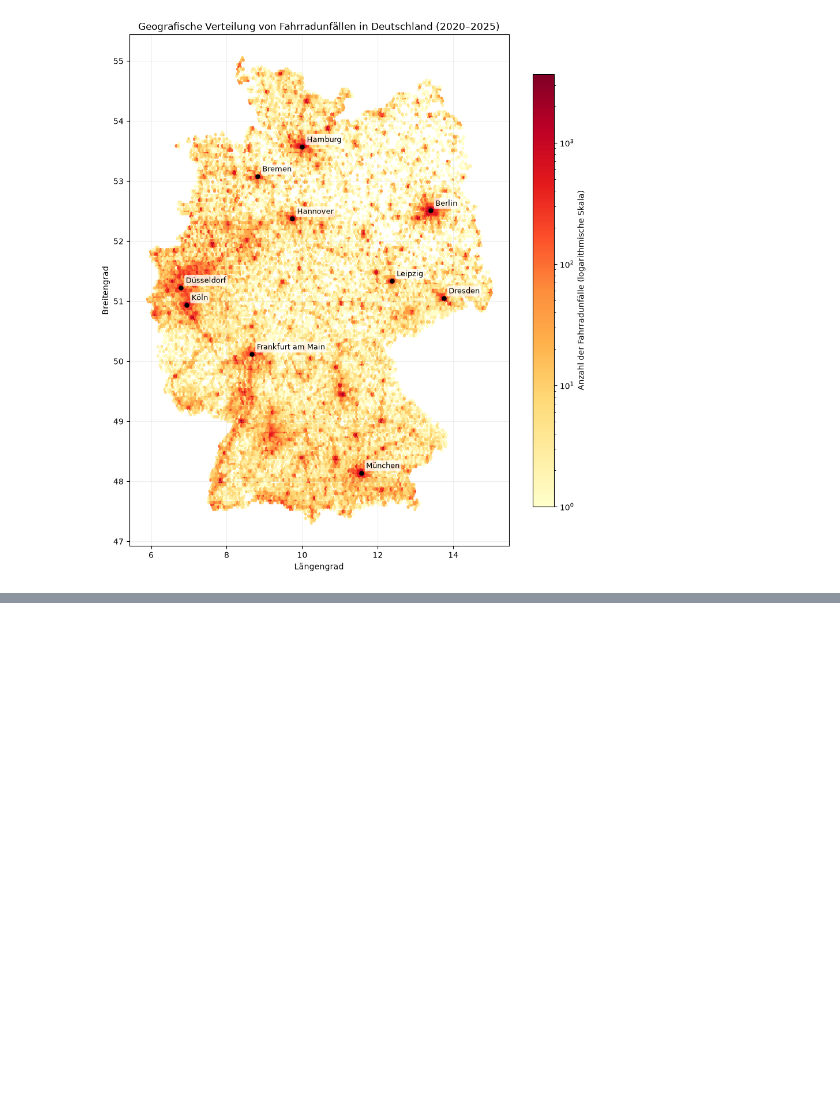
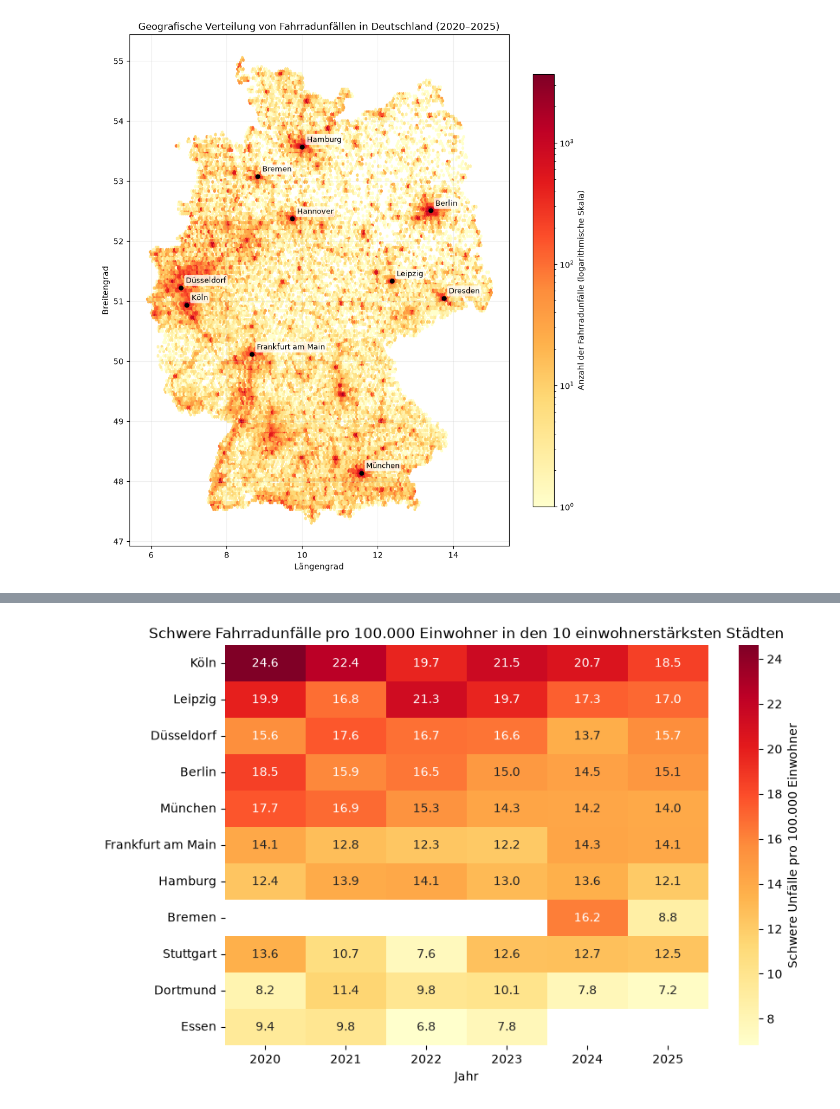
Before and after one commit to RogovaNatalia/Unfallorte_Projekt, a Jupyter notebook: analyse.ipynb, the cells around one changed output, grey strips where cells are left out. Saved outputs shown, nothing was run; the diff lists cells and outputs as text; code cells hidden in the pictures; blank space fills up the shorter version.

```diff
--- a/analyse.ipynb
+++ b/analyse.ipynb
@@ -566,0 +688,19 @@ plt.tight_layout();
+# %%
+# 2.3 Anteil schwerer Fahrradunfälle nach Gemeinde
+
+def lese_einwohner(pfad):
+    """Gemeinden (Satzart 60) mit Schlüssel, Name und Einwohnerzahl aus einer Auszug_GV-Datei."""
+    sheets = pd.read_excel(pfad, sheet_name=None, header=None, dtype=str)
+    t = sheets[max(sheets, key=lambda s: len(sheets[s]))]     # größtes Blatt = Gemeinden
+    t = t[t[0] == "60"]                                       # Satzart 60 = Gemeinden
+    out = pd.DataFrame({
+        "key": t[2].str.zfill(2) + t[3].str.zfill(1) + t[4].str.zfill(2) + t[6].str.zfill(3),
+        "name": t[7].str.split(",").str[0],
+        "einwohner": pd.to_numeric(t[9].str.replace(r"\s+", "", regex=True), errors="coerce"),
+    })
+    return out.drop_duplicates(subset="key").set_index("key")
+
+einw_jahre = {j: lese_einwohner(f"data/population/3112{j}_Auszug_GV.xlsx") for j in range(2020, 2026)}
+
+# Kontrolle: Anzahl Gemeinden und fehlende Einwohnerzahlen je Jahr (erwartet: 0)
+print({j: (len(t), int(t["einwohner"].isna().sum())) for j, t in einw_jahre.items()})
@@ -566,0 +753,15 @@ plt.tight_layout();
+# %%
+dynamik = alle_daten.pivot(index="Gemeinde", columns="Jahr", values="Schwere_pro_100000")
+dynamik = dynamik.loc[dynamik.mean(axis=1).sort_values(ascending=False).index]   # hohe Werte oben
+dynamik["Jahre in Top 10"] = dynamik.notna().sum(axis=1)
+display(dynamik)
+
+# Städte, die 2020 und 2025 in den Top 10 waren
+vergleich = dynamik[[2020, 2025]].dropna().copy()
+vergleich["Veränderung"] = (vergleich[2025] - vergleich[2020]).round(1)
+vergleich["Entwicklung"] = pd.cut(
+    vergleich["Veränderung"],
+    bins=[-float("inf"), -1, 1, float("inf")],
+    labels=["gesunken", "kaum verändert", "gestiegen"],
+)
+display(vergleich.sort_values("Veränderung"))
@@ -566,0 +793,10 @@ plt.tight_layout();
+# %%
+# Heatmap: Städte (Zeilen) x Jahre (Spalten), leere Felder = nicht in den Top 10
+fig, ax = plt.subplots(figsize=(9, 6))
+sns.heatmap(dynamik[list(range(2020, 2026))], annot=True, fmt=".1f", cmap="YlOrRd",
+            cbar_kws={"label": "Schwere Unfälle pro 100.000 Einwohner"}, ax=ax)
+ax.set_title("Schwere Fahrradunfälle pro 100.000 Einwohner in den 10 einwohnerstärksten Städten")
+ax.set_xlabel("Jahr")
+ax.set_ylabel("");
+# %% [output]
+[figure, added]
```
Also changed, not shown: parts of 9 cells of this notebook.
